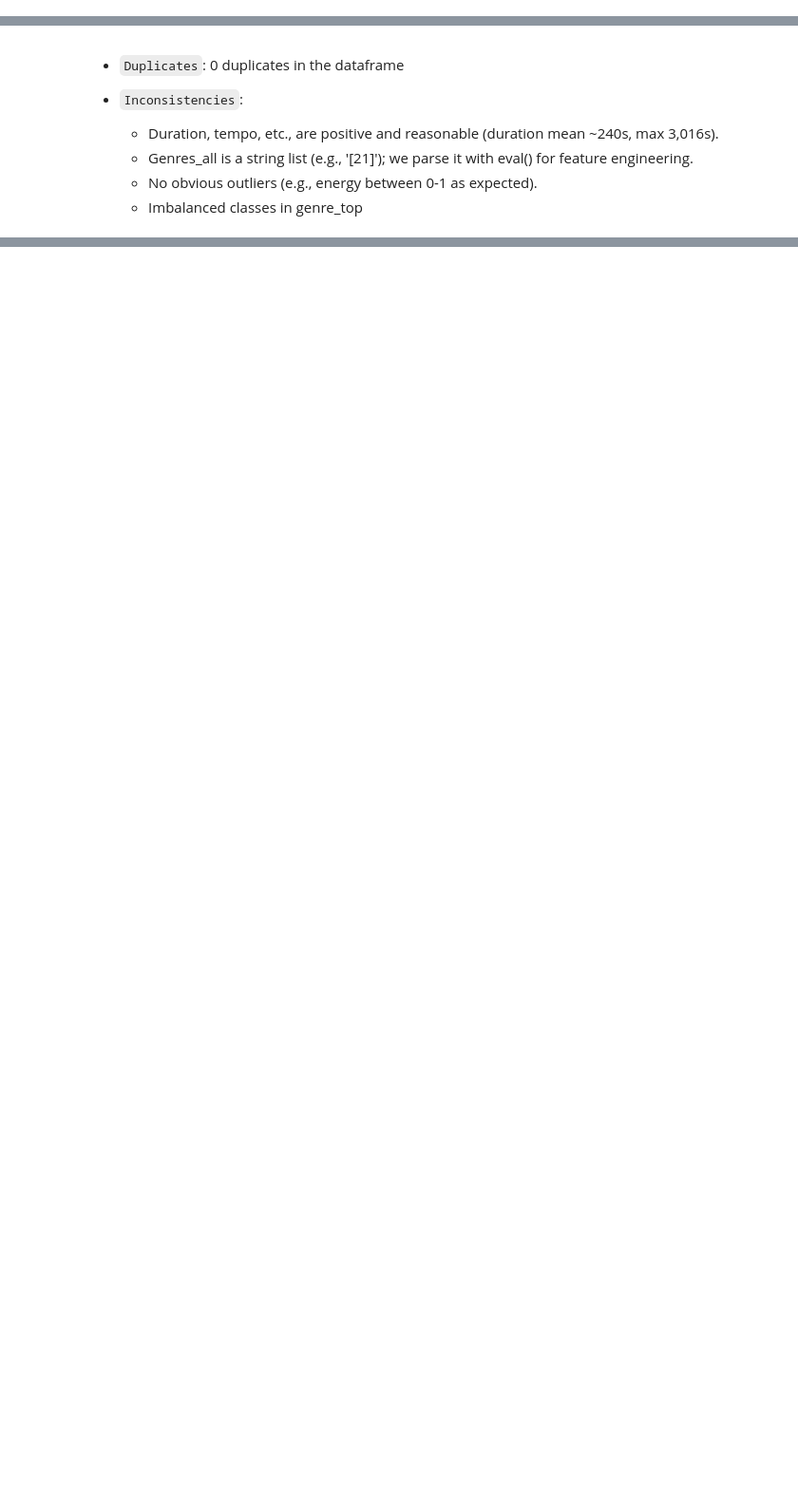
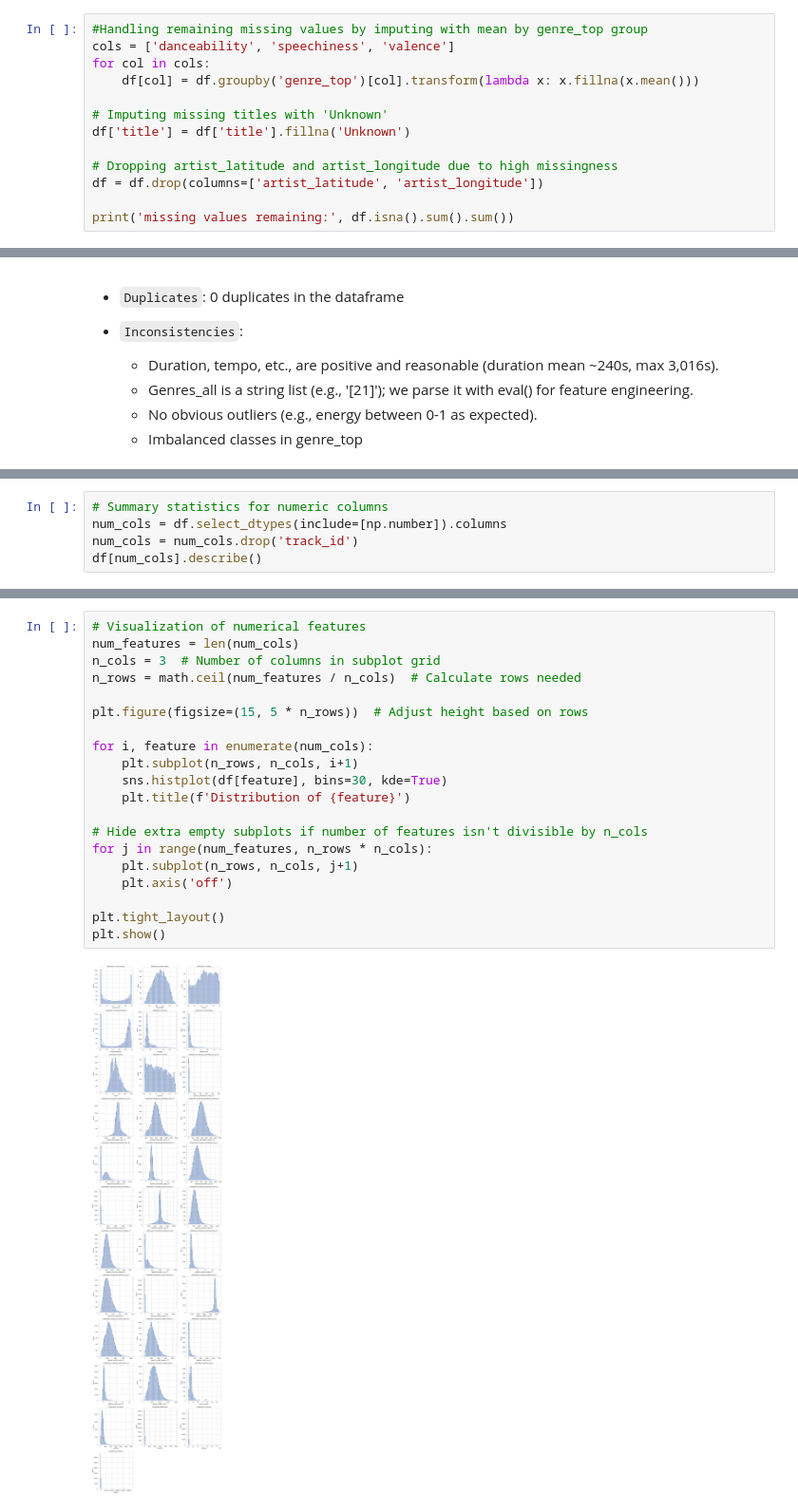
Before and after one commit to cyrilsaadd/supervised-learning-challenge, a Jupyter notebook: explore.ipynb, the cells around one changed output, grey strips where cells are left out. Shown at 95% size. Drawn from its saved outputs; the diff is of its cells as text; blank space fills up the shorter version.

```diff
--- a/explore.ipynb
+++ b/explore.ipynb
@@ -256,0 +220,13 @@ Name: count, dtype: int64
+# %%
+#Handling remaining missing values by imputing with mean by genre_top group
+cols = ['danceability', 'speechiness', 'valence']
+for col in cols:
+    df[col] = df.groupby('genre_top')[col].transform(lambda x: x.fillna(x.mean()))
+
+# Imputing missing titles with 'Unknown'
+df['title'] = df['title'].fillna('Unknown')
+
+# Dropping artist_latitude and artist_longitude due to high missingness
+df = df.drop(columns=['artist_latitude', 'artist_longitude'])
+
+print('missing values remaining:', df.isna().sum().sum())
@@ -264,0 +247,5 @@ Name: count, dtype: int64
+# %%
+# Summary statistics for numeric columns
+num_cols = df.select_dtypes(include=[np.number]).columns
+num_cols = num_cols.drop('track_id')
+df[num_cols].describe()
@@ -264,0 +263,22 @@ Name: count, dtype: int64
+# %%
+# Visualization of numerical features
+num_features = len(num_cols)
+n_cols = 3  # Number of columns in subplot grid
+n_rows = math.ceil(num_features / n_cols)  # Calculate rows needed
+
+plt.figure(figsize=(15, 5 * n_rows))  # Adjust height based on rows
+
+for i, feature in enumerate(num_cols):
+    plt.subplot(n_rows, n_cols, i+1)
+    sns.histplot(df[feature], bins=30, kde=True)
+    plt.title(f'Distribution of {feature}')
+
+# Hide extra empty subplots if number of features isn't divisible by n_cols
+for j in range(num_features, n_rows * n_cols):
+    plt.subplot(n_rows, n_cols, j+1)
+    plt.axis('off')
+
+plt.tight_layout()
+plt.show()
+# %% [output]
+[figure, added]
```
Also changed, not shown: parts of 11 cells of this notebook.
